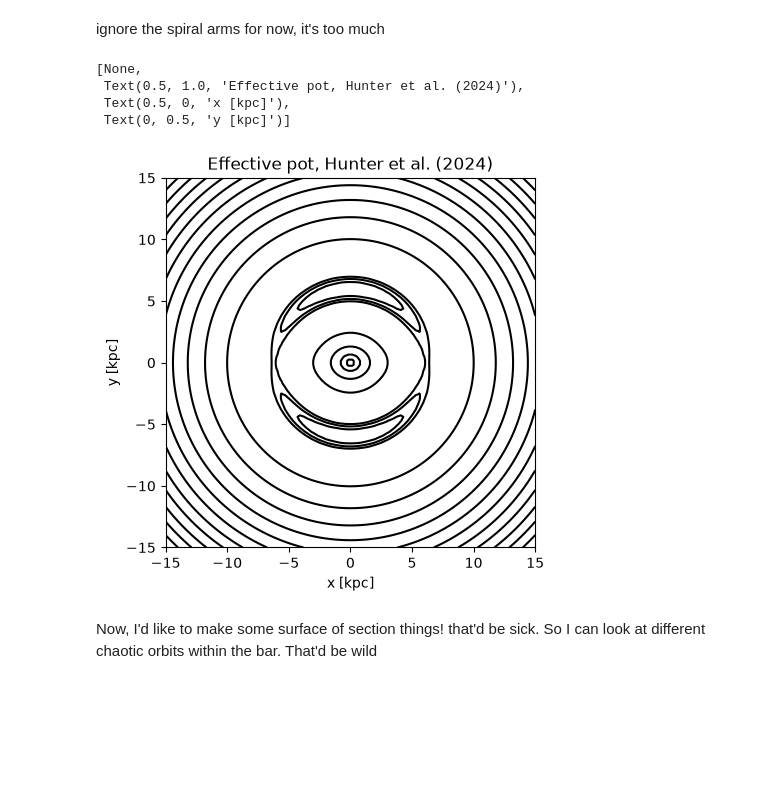
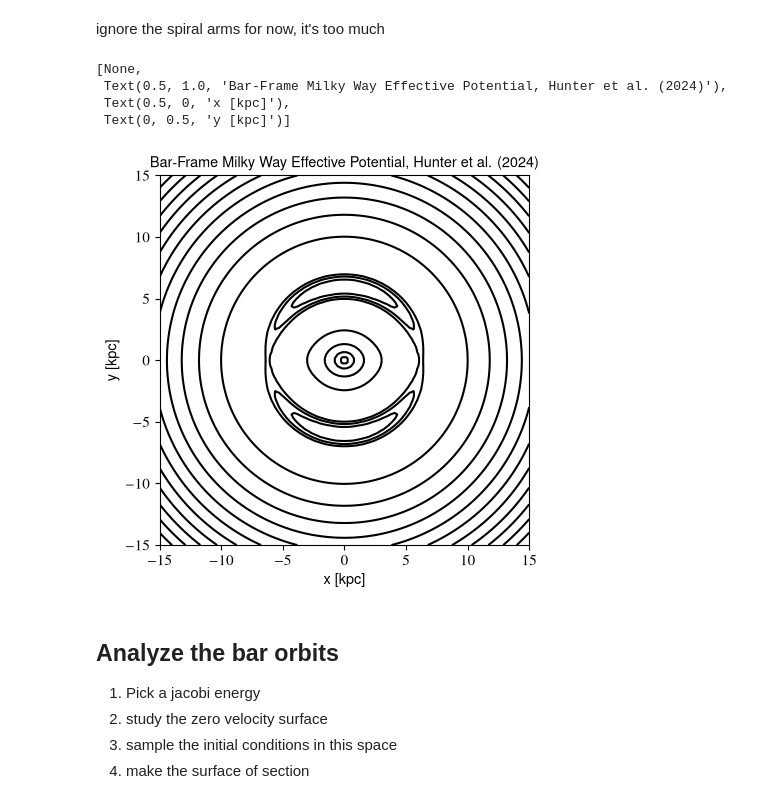
Before and after one commit to salvatore-ferrone/bar-dynamics, a Jupyter notebook: scrap/bar_supporting_orbits.ipynb, the cells around one changed output. Drawn from its saved outputs; the diff is of its cells as text; code cells hidden in the pictures; blank space fills up the shorter version.

Commit message:
effective potential plots looking good

```diff
--- a/scrap/bar_supporting_orbits.ipynb
+++ b/scrap/bar_supporting_orbits.ipynb
@@ -3,6 +3,16 @@ import agama
 import matplotlib.pyplot as plt
 import numpy as np
 from scipy import optimize
+plt.rcParams.update({
+    "font.size": 11,
+    "axes.labelsize": 11,
+    "axes.titlesize": 11,
+    "xtick.labelsize": 11,
+    "ytick.labelsize": 11,
+    "legend.fontsize": 11,
+    "text.usetex": True,
+    "text.latex.preamble": r"\usepackage{txfonts}",
+})
 # %%
 agama.setUnits(length=1, velocity=1, mass=1)  # kpc, km/s, Msun
 # %%
@@ -147,9 +157,9 @@ bar1=coleman2020(**coleman_components)
 bar2=portail_component(**portail_components['component2'])
 bar3=portail_component(**portail_components['component3'])
 # %%
-pbar1 = agama.Potential(type='CylSpline', density=bar1,symmetry='triaxial',mmax=8,gridSizeR=40, gridSizeZ=40, Rmin=0.1, Rmax=20, Zmin=0.1, Zmax=20,)
-pbar2 = agama.Potential(type='CylSpline', density=bar2,symmetry='triaxial',mmax=8,gridSizeR=40, gridSizeZ=40, Rmin=0.1, Rmax=20, Zmin=0.1, Zmax=20,)
-pbar3 = agama.Potential(type='CylSpline', density=bar3,symmetry='triaxial',mmax=8,gridSizeR=40, gridSizeZ=40, Rmin=0.1, Rmax=20, Zmin=0.1, Zmax=20,)
+pbar1 = agama.Potential(type='CylSpline', density=bar1,symmetry='triaxial',mmax=8,gridSizeR=40, gridSizeZ=40, Rmin=0.001, Rmax=20, Zmin=0.001, Zmax=20,)
+pbar2 = agama.Potential(type='CylSpline', density=bar2,symmetry='triaxial',mmax=8,gridSizeR=40, gridSizeZ=40, Rmin=0.001, Rmax=20, Zmin=0.001, Zmax=20,)
+pbar3 = agama.Potential(type='CylSpline', density=bar3,symmetry='triaxial',mmax=8,gridSizeR=40, gridSizeZ=40, Rmin=0.001, Rmax=20, Zmin=0.001, Zmax=20,)
 # %% [markdown]
 ## Add the axisymmetric components
 # %% [markdown]
@@ -276,12 +286,16 @@ contours=np.sort(contours)
 # %%
 fig,axis=plt.subplots(1,1)
 axis.contour(XS,YS,np.reshape(peff,XS.shape),levels=contours,colors="k",linestyle="-");
-axis.set(aspect="equal",title="Effective pot, Hunter et al. (2024)",xlabel="x [kpc]", ylabel="y [kpc]")
+axis.set(aspect="equal",title="Bar-Frame Milky Way Effective Potential, Hunter et al. (2024)",xlabel="x [kpc]", ylabel="y [kpc]")
 # %% [output]
 [None,
- Text(0.5, 1.0, 'Effective pot, Hunter et al. (2024)'),
+ Text(0.5, 1.0, 'Bar-Frame Milky Way Effective Potential, Hunter et al. (2024)'),
  Text(0.5, 0, 'x [kpc]'),
  Text(0, 0.5, 'y [kpc]')]
-[figure, old version]
+[figure, new version]
 # %% [markdown]
-Now, I'd like to make some surface of section things! that'd be sick. So I can look at different chaotic orbits within the bar. That'd be wild
+## Analyze the bar orbits
+1. Pick a jacobi energy
+2. study the zero velocity surface
+3. sample the initial conditions in this space
+4. make the surface of section
```
Also changed, not shown: parts of 3 cells of this notebook, 5 other files.
